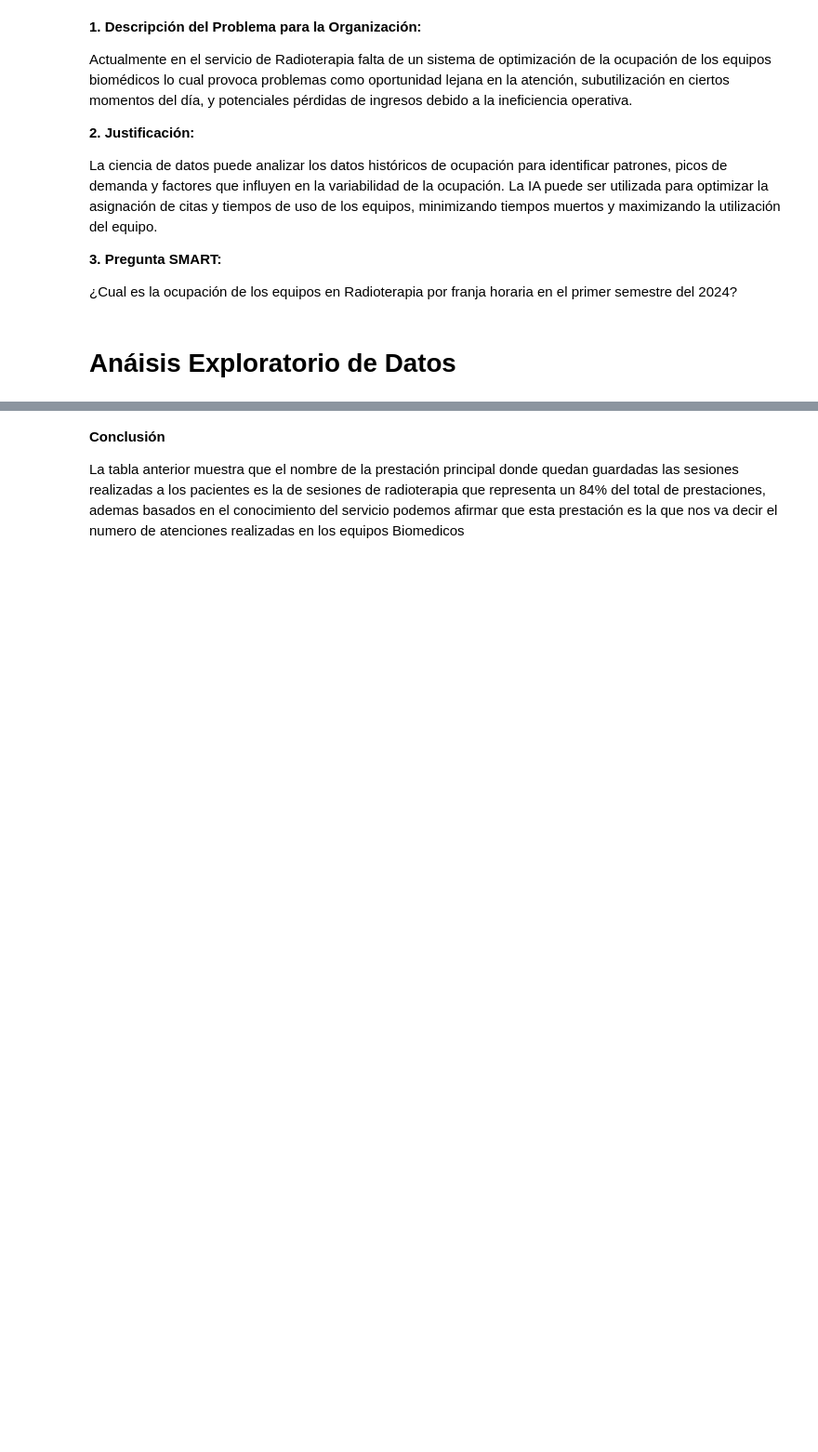
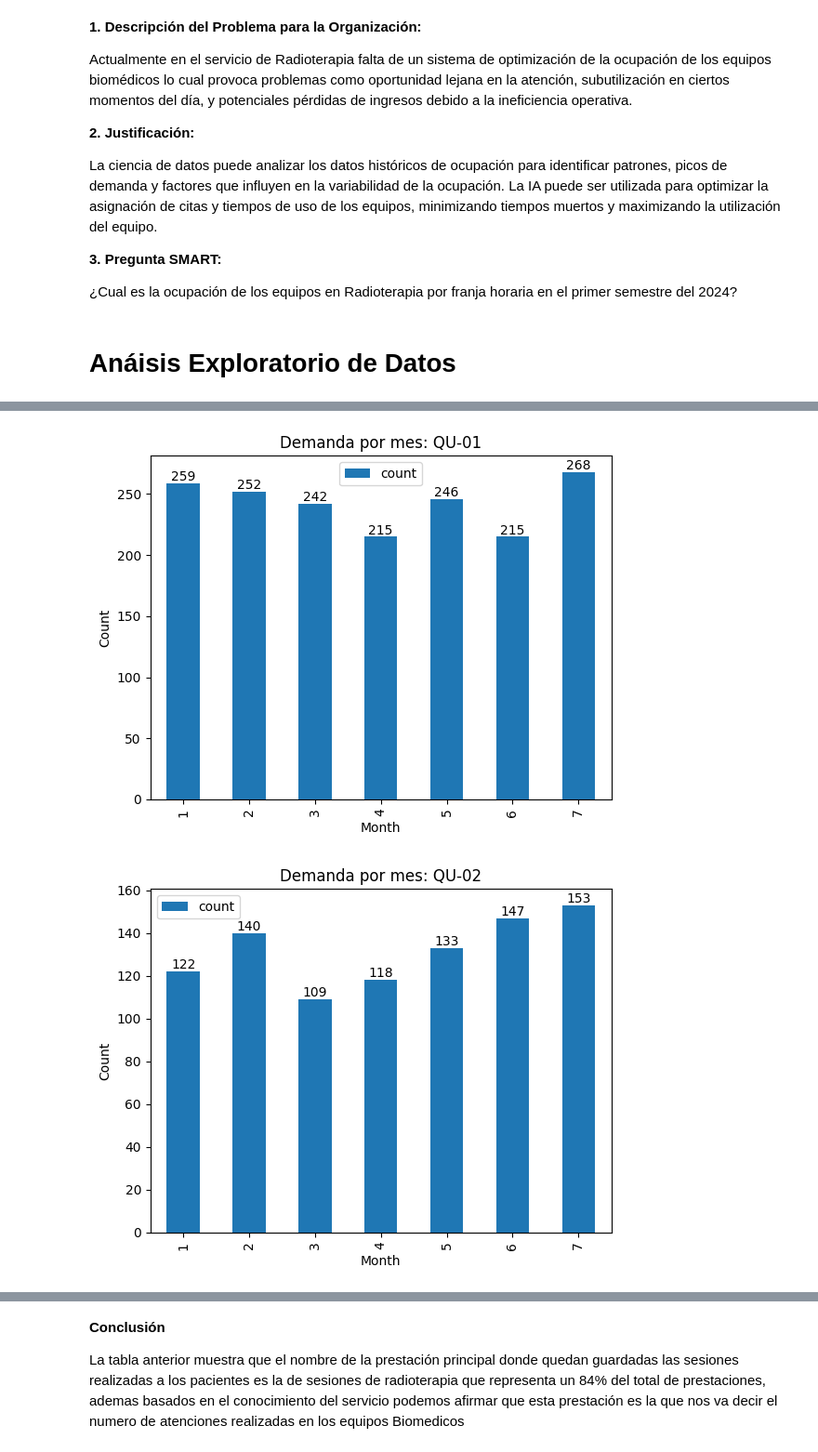
Before and after one commit to DavidD95/Clase_ADA_2024, a Jupyter notebook: Proyecto_ClaseEDA copy.ipynb, the cells around one changed output, grey strips where cells are left out. Shown at 93% size. Saved outputs shown, nothing was run; the diff lists cells and outputs as text; code cells hidden in the pictures; blank space fills up the shorter version.

```diff
--- a/Proyecto_ClaseEDA copy.ipynb
+++ b/Proyecto_ClaseEDA copy.ipynb
@@ -121 +134,4 @@ Fecha Orden            775
 dtype: int64
+# %%
+df.dropna(subset=['Especialidad'], inplace=True)
+df.dropna(subset=['Habit.'], inplace=True)
@@ -150,0 +278,10 @@ nombre_prestacion_frequencies
+# %%
+# Group the data by month and count the number of values
+print(df2['Fecha planif.'].dt.month.value_counts())
+# Count the number of values per month and quirofano
+values_per_quirofano_month = df2.groupby([df2['Fecha planif.'].dt.month, 'Quirofano']).size().reset_index(name='count')
+values_per_quirofano_month
+
+
+#filtered_data = values_per_quirofano_month[values_per_quirofano_month['Quirofano'] == 'QU-10']
+#print(filtered_data)
@@ -150,0 +311,27 @@ nombre_prestacion_frequencies
+# %%
+
+quirofano_values = ['QU-01', 'QU-02', 'QU-03', 'QU-04', 'QU-05', 'QU-06', 'QU-07', 'QU-08', 'QU-09', 'QU-10', 'QU-11', 'QU-12']
+for quirofano in quirofano_values:
+
+    filtered_data = values_per_quirofano_month[values_per_quirofano_month['Quirofano'] == quirofano]
+    # Group the filtered data by month and count the number of values
+    filtered_data_per_month = filtered_data.groupby('Fecha planif.').sum()
+
+    # Create a bar plot of the filtered data per month
+    filtered_data_per_month.plot(kind='bar')
+
+    for i, value in enumerate(filtered_data['count']):
+        plt.text(i, value, str(value), ha='center', va='bottom')
+
+
+
+    # Set the labels and title
+    plt.xlabel('Month')
+    plt.ylabel('Count')
+    plt.title(f'Demanda por mes: {quirofano}')
+
+    # Show the plot
+    plt.show()
+# %% [output]
+[figure, added]
+[figure, added]
```
Also changed, not shown: parts of 18 cells of this notebook.
